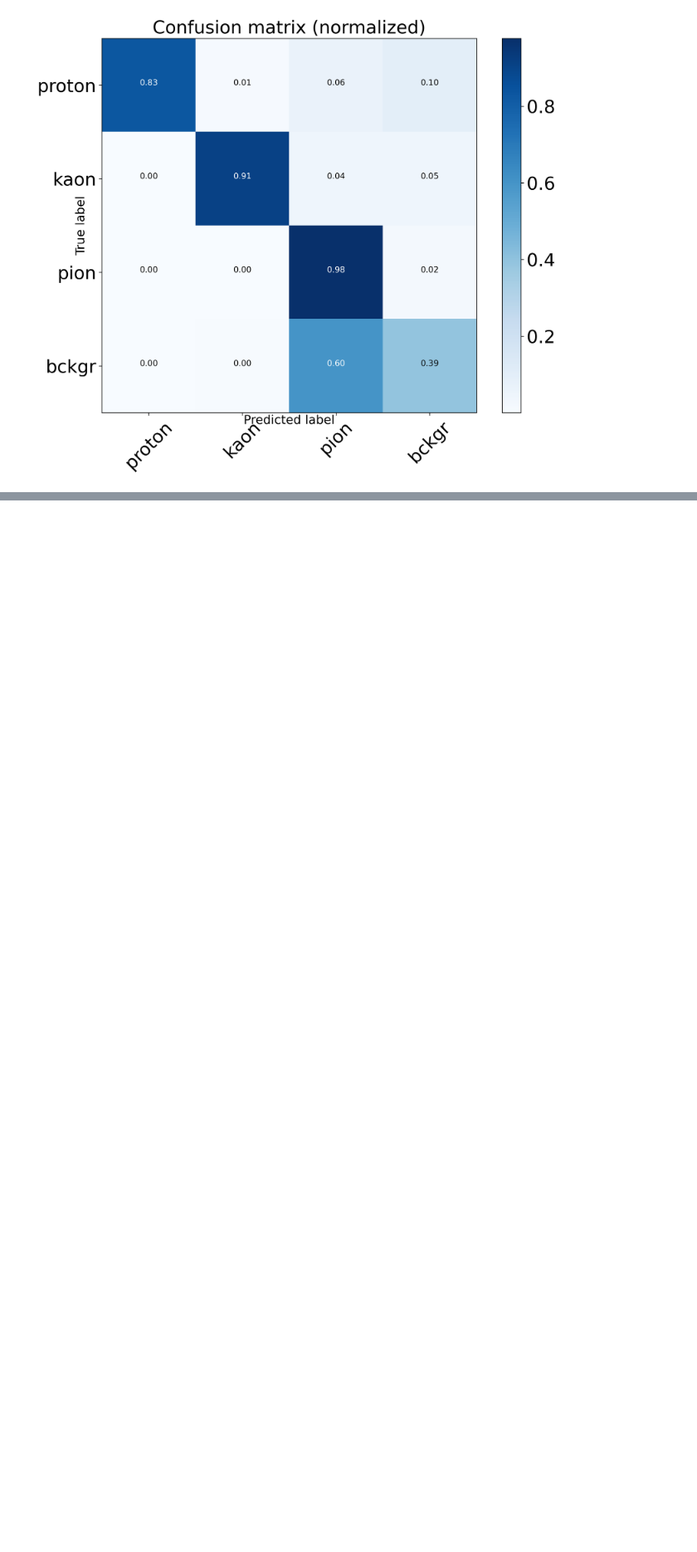
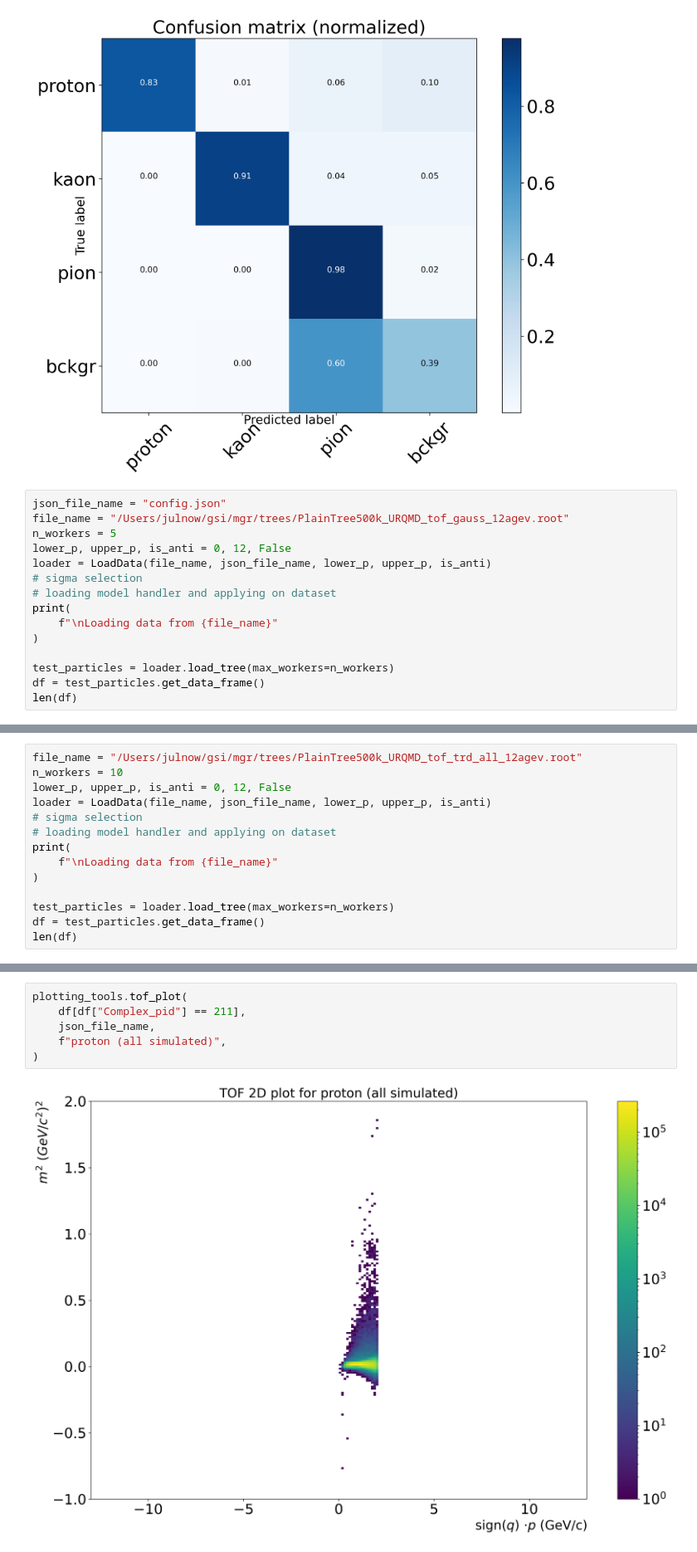
Before and after one commit to julnow/ml-pid-cbm, a Jupyter notebook: notebooks/validator.ipynb, the cells around one changed output, grey strips where cells are left out. Shown: that part at 83% size. Saved outputs shown, nothing was run; the diff lists cells and outputs as text; blank space fills up the shorter version.

```diff
--- a/notebooks/validator.ipynb
+++ b/notebooks/validator.ipynb
@@ -119,3 +119,18 @@ Normalized confusion matrix
  [3.67e-06 1.56e-04 9.77e-01 2.25e-02]
  [3.08e-04 4.72e-03 6.02e-01 3.93e-01]]
 [figure]
+# %%
+json_file_name = "config.json"
+file_name = "/Users/julnow/gsi/mgr/trees/PlainTree500k_URQMD_tof_gauss_12agev.root"
+n_workers = 5
+lower_p, upper_p, is_anti = 0, 12, False
+loader = LoadData(file_name, json_file_name, lower_p, upper_p, is_anti)
+# sigma selection
+# loading model handler and applying on dataset
+print(
+    f"\nLoading data from {file_name}"
+)
+
+test_particles = loader.load_tree(max_workers=n_workers)
+df = test_particles.get_data_frame()
+len(df)
@@ -121,0 +142,14 @@ Normalized confusion matrix
+# %%
+file_name = "/Users/julnow/gsi/mgr/trees/PlainTree500k_URQMD_tof_trd_all_12agev.root"
+n_workers = 10
+lower_p, upper_p, is_anti = 0, 12, False
+loader = LoadData(file_name, json_file_name, lower_p, upper_p, is_anti)
+# sigma selection
+# loading model handler and applying on dataset
+print(
+    f"\nLoading data from {file_name}"
+)
+
+test_particles = loader.load_tree(max_workers=n_workers)
+df = test_particles.get_data_frame()
+len(df)
@@ -121,0 +169,8 @@ Normalized confusion matrix
+# %%
+plotting_tools.tof_plot(
+    df[df["Complex_pid"] == 211],
+    json_file_name,
+    f"proton (all simulated)",
+)
+# %% [output]
+[figure, added]
```
Also changed, not shown: parts of 5 cells of this notebook, 6 other files.
